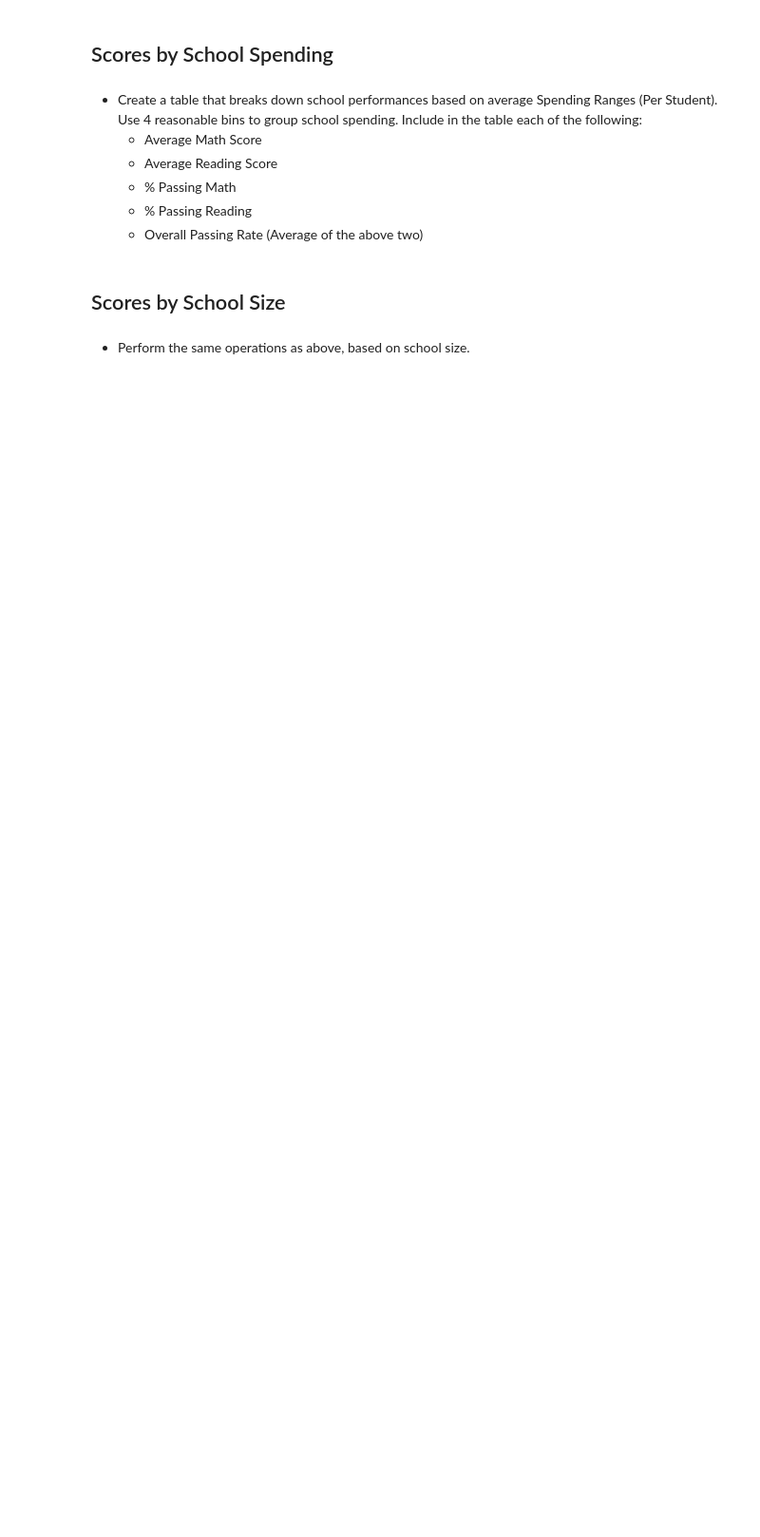
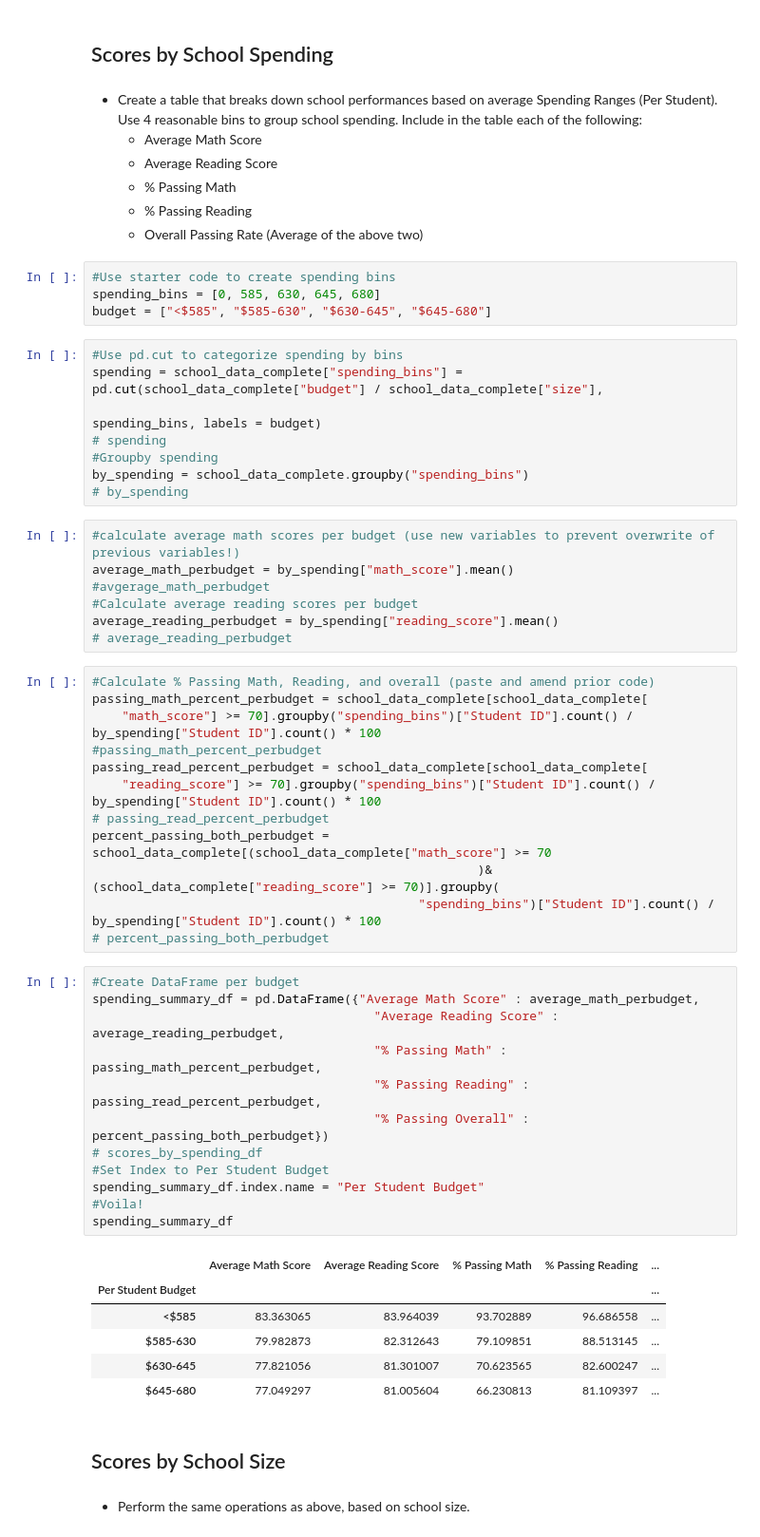
Before and after one commit to PDistasi/pandas-challenge, a Jupyter notebook: PyCitySchools/PyCitySchools.ipynb, the cells around one changed output. Shown: that part at 95% size. Saved outputs shown, nothing was run; the diff lists cells and outputs as text; blank space fills up the shorter version.

```diff
--- a/PyCitySchools/PyCitySchools.ipynb
+++ b/PyCitySchools/PyCitySchools.ipynb
@@ -267,6 +339,56 @@ school_summary_df.sort_values("% Passing Overall", ascending = True).head()
   * % Passing Math
   * % Passing Reading
   * Overall Passing Rate (Average of the above two)
+# %%
+#Use starter code to create spending bins
+spending_bins = [0, 585, 630, 645, 680]
+budget = ["<$585", "$585-630", "$630-645", "$645-680"]
+# %%
+#Use pd.cut to categorize spending by bins
+spending = school_data_complete["spending_bins"] = pd.cut(school_data_complete["budget"] / school_data_complete["size"],
+                                                                               spending_bins, labels = budget)
+# spending
+#Groupby spending
+by_spending = school_data_complete.groupby("spending_bins")
+# by_spending
+# %%
+#calculate average math scores per budget (use new variables to prevent overwrite of previous variables!)
+average_math_perbudget = by_spending["math_score"].mean()
+#avgerage_math_perbudget
+#Calculate average reading scores per budget
+average_reading_perbudget = by_spending["reading_score"].mean()
+# average_reading_perbudget
+# %%
+#Calculate % Passing Math, Reading, and overall (paste and amend prior code)
+passing_math_percent_perbudget = school_data_complete[school_data_complete[
+    "math_score"] >= 70].groupby("spending_bins")["Student ID"].count() / by_spending["Student ID"].count() * 100
+#passing_math_percent_perbudget
+passing_read_percent_perbudget = school_data_complete[school_data_complete[
+    "reading_score"] >= 70].groupby("spending_bins")["Student ID"].count() / by_spending["Student ID"].count() * 100
+# passing_read_percent_perbudget
+percent_passing_both_perbudget = school_data_complete[(school_data_complete["math_score"] >= 70
+                                                    )& (school_data_complete["reading_score"] >= 70)].groupby(
+                                            "spending_bins")["Student ID"].count() / by_spending["Student ID"].count() * 100
+# percent_passing_both_perbudget
+# %%
+#Create DataFrame per budget
+spending_summary_df = pd.DataFrame({"Average Math Score" : average_math_perbudget,
+                                      "Average Reading Score" : average_reading_perbudget,
+                                      "% Passing Math" : passing_math_percent_perbudget,
+                                      "% Passing Reading" : passing_read_percent_perbudget,
+                                      "% Passing Overall" : percent_passing_both_perbudget})
+# scores_by_spending_df
+#Set Index to Per Student Budget
+spending_summary_df.index.name = "Per Student Budget"
+#Voila!
+spending_summary_df
+# %% [output]
+|  | Average Math Score | Average Reading Score | % Passing Math | % Passing Reading | ... |
+| Per Student Budget |  |  |  |  | ... |
+| <$585 | 83.363065 | 83.964039 | 93.702889 | 96.686558 | ... |
+| $585-630 | 79.982873 | 82.312643 | 79.109851 | 88.513145 | ... |
+| $630-645 | 77.821056 | 81.301007 | 70.623565 | 82.600247 | ... |
+| $645-680 | 77.049297 | 81.005604 | 66.230813 | 81.109397 | ... |
 # %% [markdown]
 ## Scores by School Size
 # %% [markdown]
```
Also changed, not shown: parts of 15 cells of this notebook, 1 other file.
